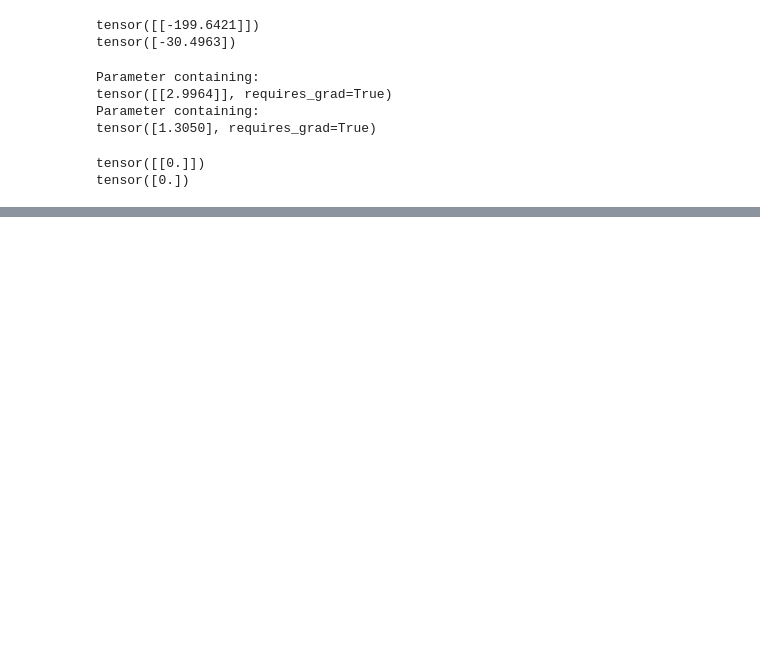
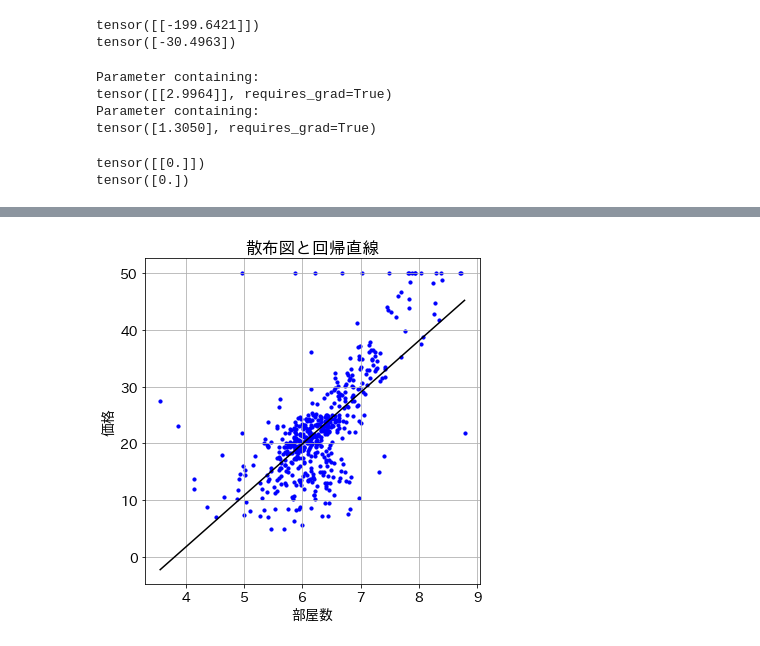
Before and after one commit to newstage75/ML_study, a Jupyter notebook: 最短Pytorch/５章線形回帰.ipynb, the cells around one changed output, grey strips where cells are left out. Saved outputs shown, nothing was run; the diff lists cells and outputs as text; code cells hidden in the pictures; blank space fills up the shorter version.

```diff
--- a/最短Pytorch/５章線形回帰.ipynb
+++ b/最短Pytorch/５章線形回帰.ipynb
@@ -390,0 +475,11 @@ tensor([0.])
+# %%
+# 散布図と回帰直線の描画
+
+plt.scatter(x, yt, s=10, c='b')
+plt.xlabel('部屋数')
+plt.ylabel('価格')
+plt.plot(Xse.data, Yse.data, c='k')
+plt.title('散布図と回帰直線')
+plt.show()
+# %% [output]
+[figure, added]
```
Also changed, not shown: parts of 5 cells of this notebook.
